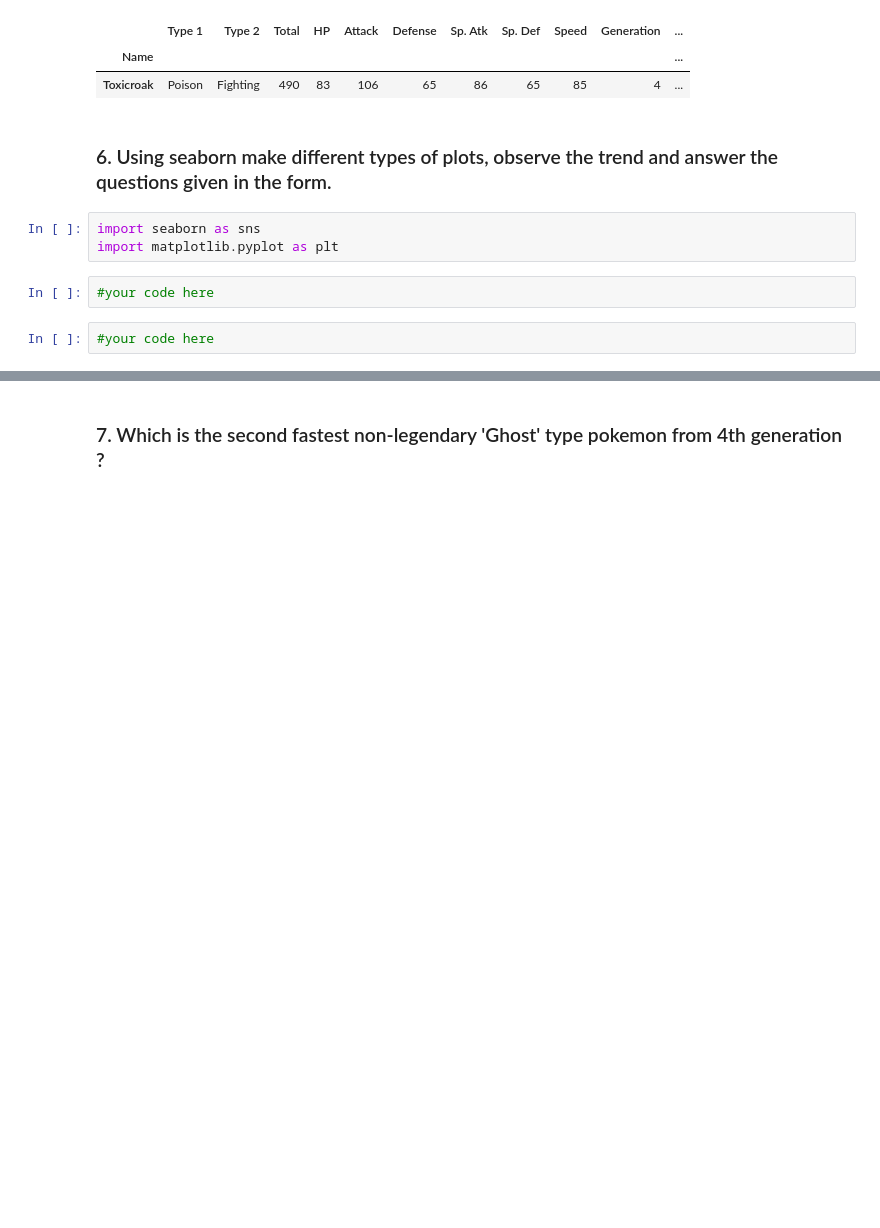
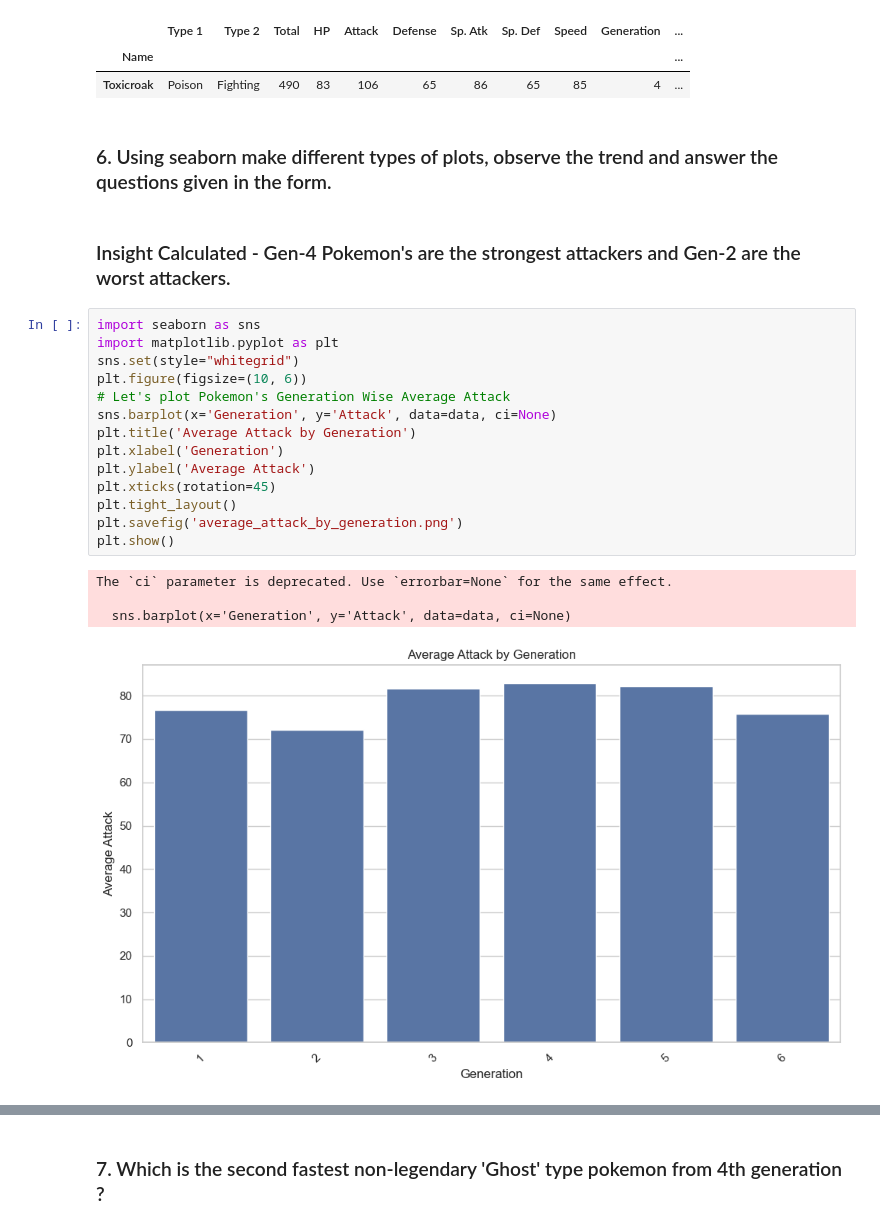
Before and after one commit to dev9086/Summer-of-ML, a Jupyter notebook: SoM-2025/Week-1/24BSM020/24BSM020_W1.ipynb, the cells around one changed output, grey strips where cells are left out. Saved outputs shown, nothing was run; the diff lists cells and outputs as text; blank space fills up the shorter version.

```diff
--- a/SoM-2025/Week-1/24BSM020/24BSM020_W1.ipynb
+++ b/SoM-2025/Week-1/24BSM020/24BSM020_W1.ipynb
@@ -150,10 +150,24 @@ attack_poison
 | Toxicroak | Poison | Fighting | 490 | 83 | 106 | 65 | 86 | 65 | 85 | 4 | ... |
 # %% [markdown]
 ### 6. Using seaborn make different types of plots, observe the trend and answer the questions given in the form.
-# %%
-import seaborn as sns
-import matplotlib.pyplot as plt
-# %%
-#your code here
-# %%
-#your code here
+# %% [markdown]
+### Insight Calculated - Gen-4 Pokemon's are the strongest attackers and Gen-2 are the worst attackers.
+# %%
+import seaborn as sns
+import matplotlib.pyplot as plt
+sns.set(style="whitegrid")
+plt.figure(figsize=(10, 6))
+# Let's plot Pokemon's Generation Wise Average Attack
+sns.barplot(x='Generation', y='Attack', data=data, ci=None)
+plt.title('Average Attack by Generation')
+plt.xlabel('Generation')
+plt.ylabel('Average Attack')
+plt.xticks(rotation=45)
+plt.tight_layout()
+plt.savefig('average_attack_by_generation.png')
+plt.show()
+# %% [output]
+The `ci` parameter is deprecated. Use `errorbar=None` for the same effect.
+
+  sns.barplot(x='Generation', y='Attack', data=data, ci=None)
+[figure, added]
```
Also changed, not shown: parts of 6 cells of this notebook, 6 other files.
